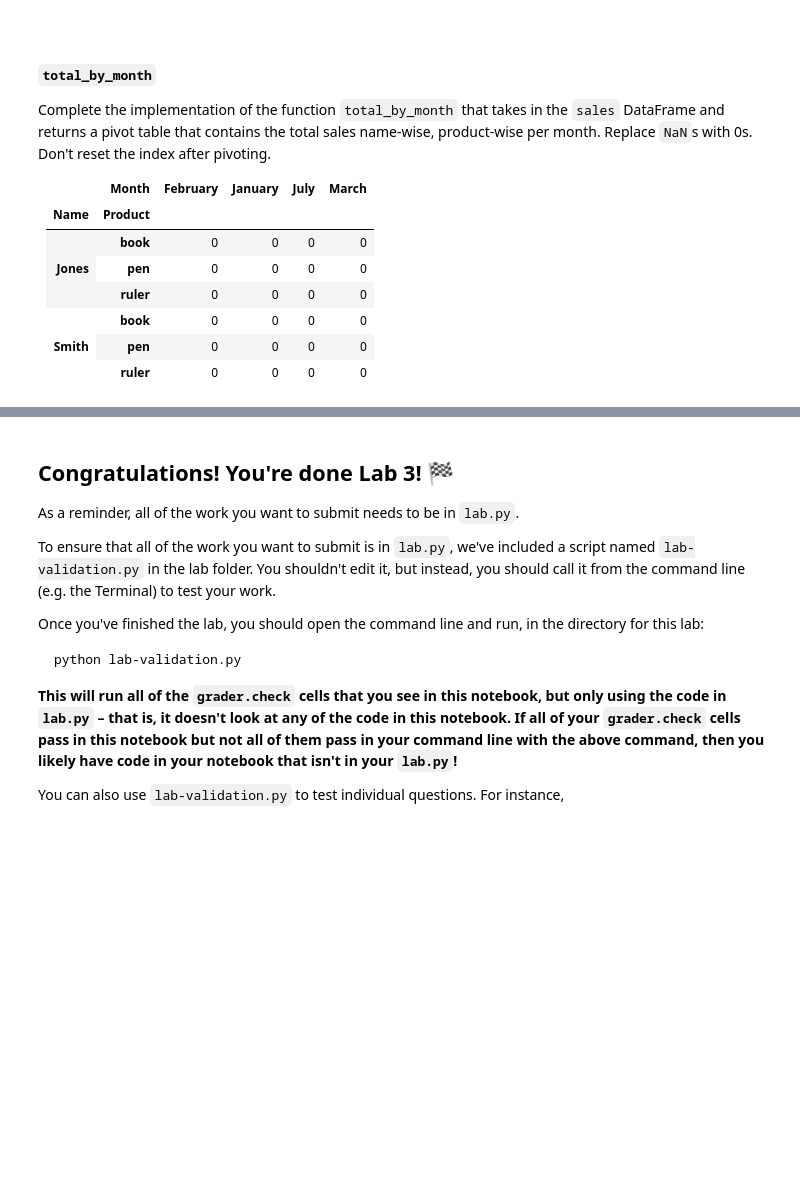
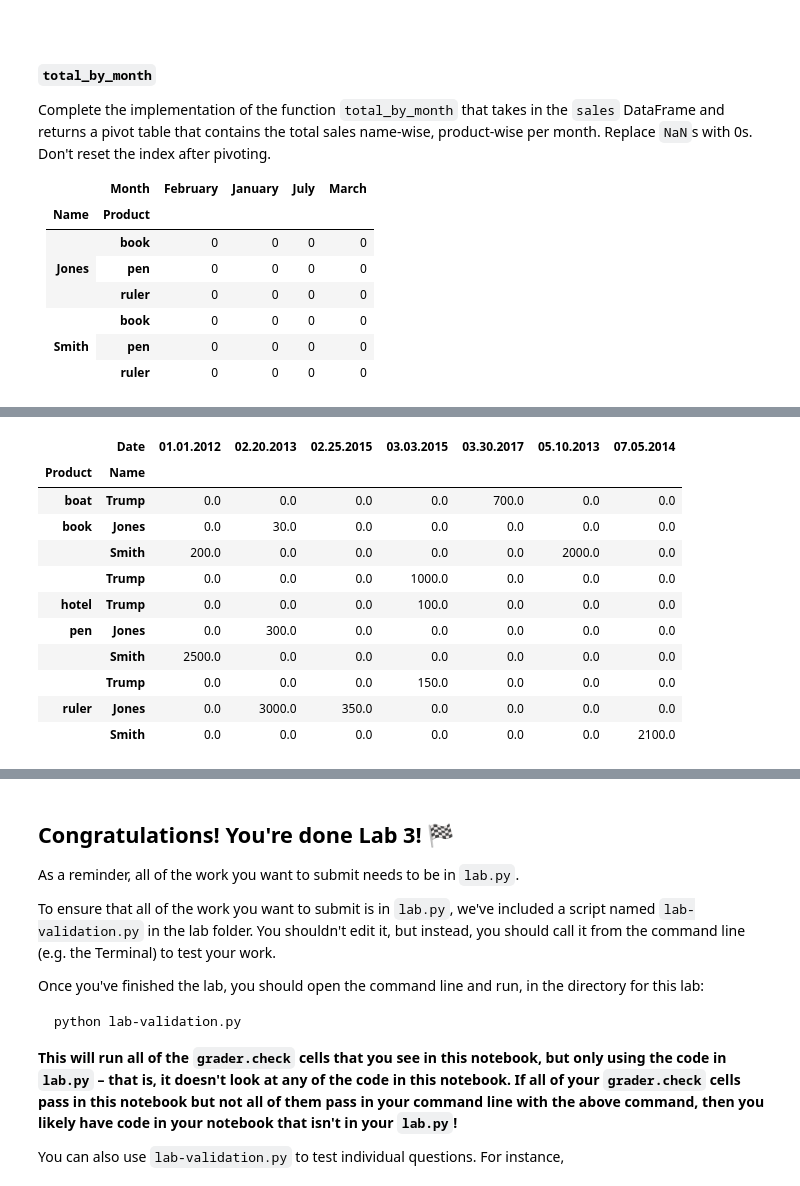
Before and after one commit to Sweekrit-B/dsc80-2025-fa, a Jupyter notebook: labs/lab03/lab.ipynb, the cells around one changed output, grey strips where cells are left out. Cells and saved outputs as stored; diff of their text form; code cells hidden in the pictures; blank space fills up the shorter version.

```diff
--- a/labs/lab03/lab.ipynb
+++ b/labs/lab03/lab.ipynb
@@ -401,0 +671,15 @@ q4_total_by_month_out = total_by_month(sales)
+# %%
+sales.pivot_table(index=['Product', 'Name'], columns='Date', values='Total', aggfunc='sum').fillna(0)
+# %% [output]
+|  | Date | 01.01.2012 | 02.20.2013 | 02.25.2015 | 03.03.2015 | 03.30.2017 | 05.10.2013 | 07.05.2014 |
+| Product | Name |  |  |  |  |  |  |  |
+| boat | Trump | 0.0 | 0.0 | 0.0 | 0.0 | 700.0 | 0.0 | 0.0 |
+| book | Jones | 0.0 | 30.0 | 0.0 | 0.0 | 0.0 | 0.0 | 0.0 |
+|  | Smith | 200.0 | 0.0 | 0.0 | 0.0 | 0.0 | 2000.0 | 0.0 |
+|  | Trump | 0.0 | 0.0 | 0.0 | 1000.0 | 0.0 | 0.0 | 0.0 |
+| hotel | Trump | 0.0 | 0.0 | 0.0 | 100.0 | 0.0 | 0.0 | 0.0 |
+| pen | Jones | 0.0 | 300.0 | 0.0 | 0.0 | 0.0 | 0.0 | 0.0 |
+|  | Smith | 2500.0 | 0.0 | 0.0 | 0.0 | 0.0 | 0.0 | 0.0 |
+|  | Trump | 0.0 | 0.0 | 0.0 | 150.0 | 0.0 | 0.0 | 0.0 |
+| ruler | Jones | 0.0 | 3000.0 | 350.0 | 0.0 | 0.0 | 0.0 | 0.0 |
+|  | Smith | 0.0 | 0.0 | 0.0 | 0.0 | 0.0 | 0.0 | 2100.0 |
```
Also changed, not shown: parts of 21 cells of this notebook, 2 other files.
